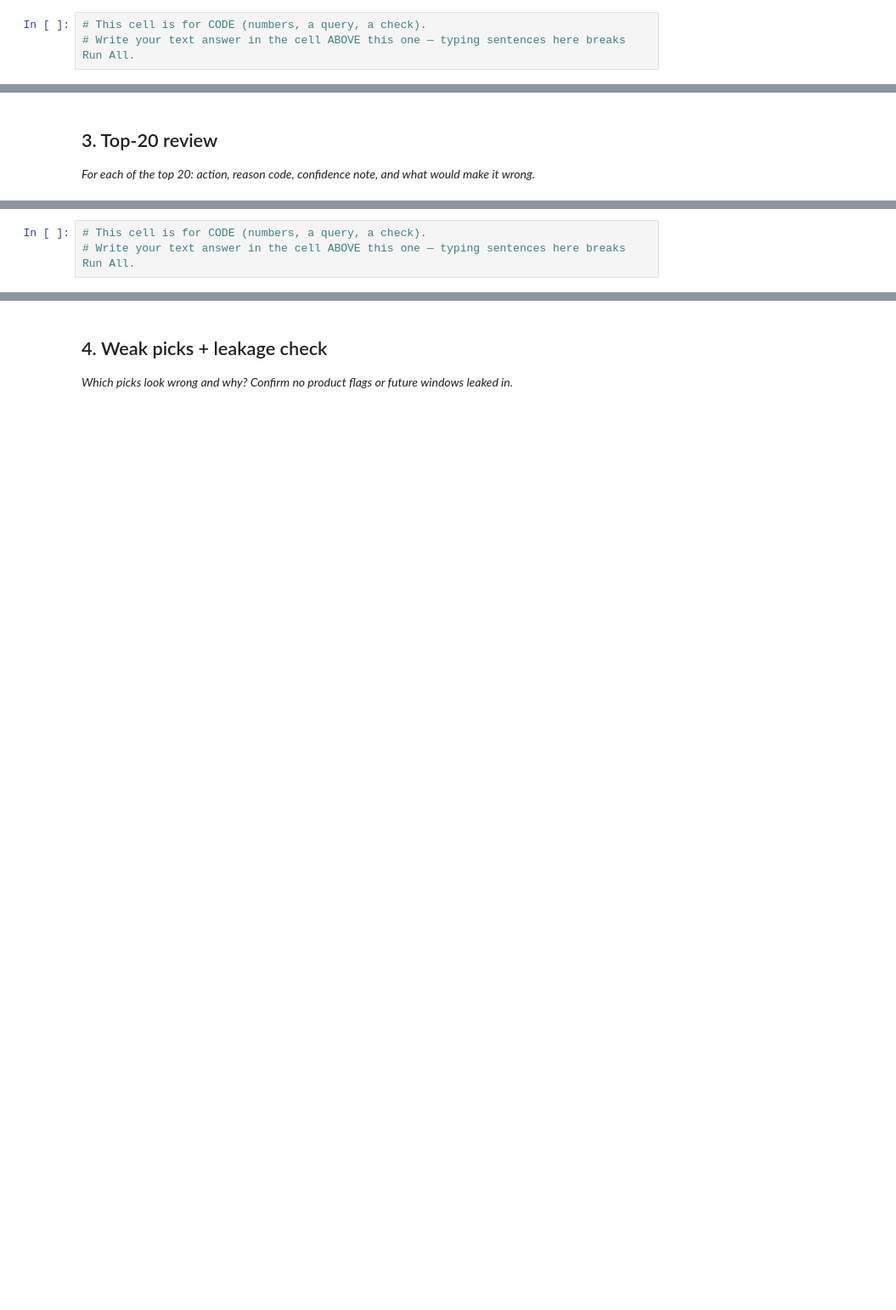
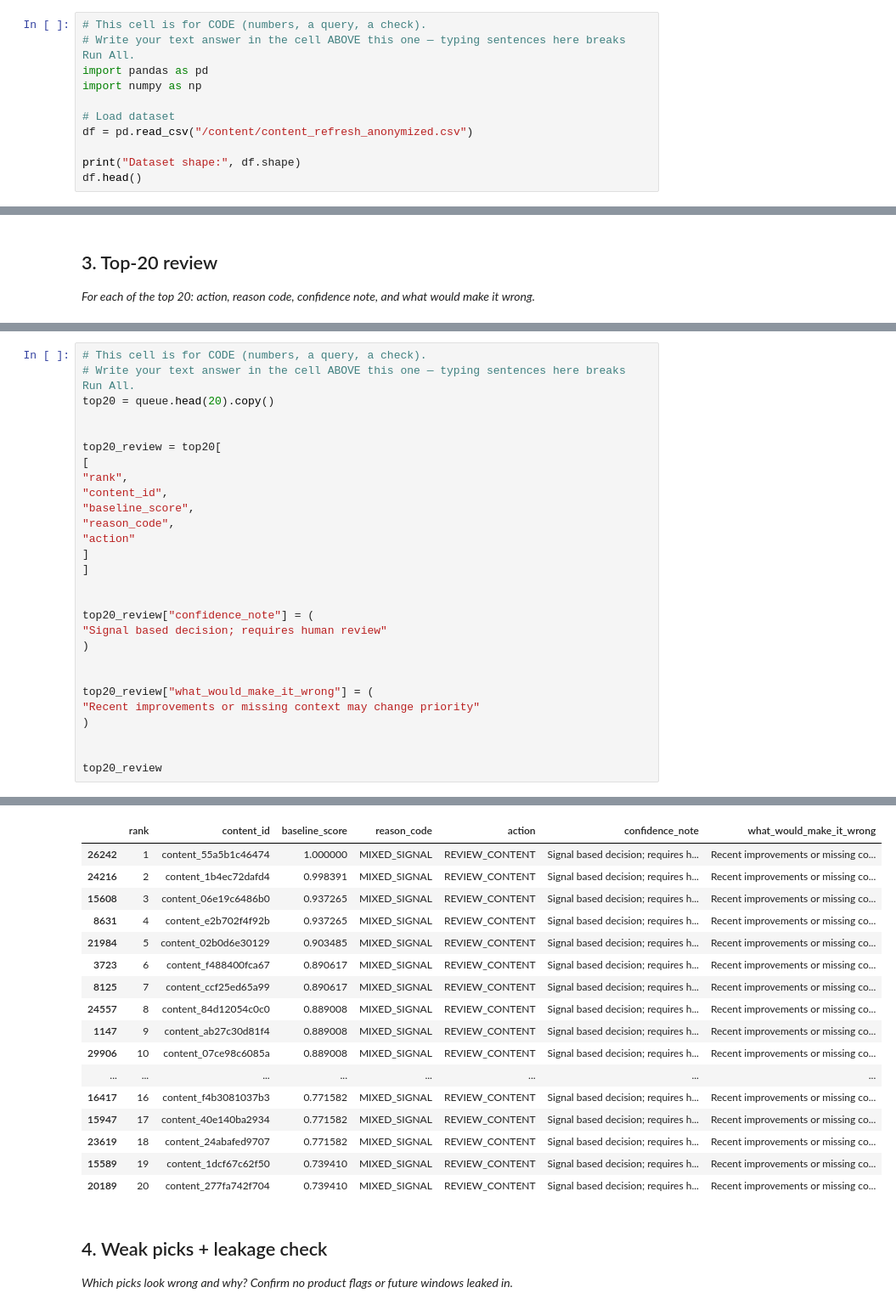
Before and after one commit to noor00-ai/fly_rank_intern, a Jupyter notebook: work/notebooks/w04_baseline_score.ipynb, the cells around one changed output, grey strips where cells are left out. Shown at 85% size. Cells and saved outputs as stored; diff of their text form; blank space fills up the shorter version.

```diff
--- a/work/notebooks/w04_baseline_score.ipynb
+++ b/work/notebooks/w04_baseline_score.ipynb
@@ -13,3 +30,11 @@ This skeleton is yours to fill. Work the sections **in order** — each one has
 # %%
 # This cell is for CODE (numbers, a query, a check).
 # Write your text answer in the cell ABOVE this one — typing sentences here breaks Run All.
+import pandas as pd
+import numpy as np
+
+# Load dataset
+df = pd.read_csv("/content/content_refresh_anonymized.csv")
+
+print("Dataset shape:", df.shape)
+df.head()
@@ -27,3 +298,29 @@ This skeleton is yours to fill. Work the sections **in order** — each one has
 # %%
 # This cell is for CODE (numbers, a query, a check).
 # Write your text answer in the cell ABOVE this one — typing sentences here breaks Run All.
+top20 = queue.head(20).copy()
+
+
+top20_review = top20[
+[
+"rank",
+"content_id",
+"baseline_score",
+"reason_code",
+"action"
+]
+]
+
+
+top20_review["confidence_note"] = (
+"Signal based decision; requires human review"
+)
+
+
+top20_review["what_would_make_it_wrong"] = (
+"Recent improvements or missing context may change priority"
+)
+
+
+top20_review
+# %% [output]
@@ -30,3 +337,20 @@ This skeleton is yours to fill. Work the sections **in order** — each one has
+|  | rank | content_id | baseline_score | reason_code | action | confidence_note | what_would_make_it_wrong |
+| 26242 | 1 | content_55a5b1c46474 | 1.000000 | MIXED_SIGNAL | REVIEW_CONTENT | Signal based decision; requires h... | Recent improvements or missing co... |
+| 24216 | 2 | content_1b4ec72dafd4 | 0.998391 | MIXED_SIGNAL | REVIEW_CONTENT | Signal based decision; requires h... | Recent improvements or missing co... |
+| 15608 | 3 | content_06e19c6486b0 | 0.937265 | MIXED_SIGNAL | REVIEW_CONTENT | Signal based decision; requires h... | Recent improvements or missing co... |
+| 8631 | 4 | content_e2b702f4f92b | 0.937265 | MIXED_SIGNAL | REVIEW_CONTENT | Signal based decision; requires h... | Recent improvements or missing co... |
+| 21984 | 5 | content_02b0d6e30129 | 0.903485 | MIXED_SIGNAL | REVIEW_CONTENT | Signal based decision; requires h... | Recent improvements or missing co... |
+| 3723 | 6 | content_f488400fca67 | 0.890617 | MIXED_SIGNAL | REVIEW_CONTENT | Signal based decision; requires h... | Recent improvements or missing co... |
+| 8125 | 7 | content_ccf25ed65a99 | 0.890617 | MIXED_SIGNAL | REVIEW_CONTENT | Signal based decision; requires h... | Recent improvements or missing co... |
+| 24557 | 8 | content_84d12054c0c0 | 0.889008 | MIXED_SIGNAL | REVIEW_CONTENT | Signal based decision; requires h... | Recent improvements or missing co... |
+| 1147 | 9 | content_ab27c30d81f4 | 0.889008 | MIXED_SIGNAL | REVIEW_CONTENT | Signal based decision; requires h... | Recent improvements or missing co... |
+| 29906 | 10 | content_07ce98c6085a | 0.889008 | MIXED_SIGNAL | REVIEW_CONTENT | Signal based decision; requires h... | Recent improvements or missing co... |
+| ... | ... | ... | ... | ... | ... | ... | ... |
+| 16417 | 16 | content_f4b3081037b3 | 0.771582 | MIXED_SIGNAL | REVIEW_CONTENT | Signal based decision; requires h... | Recent improvements or missing co... |
+| 15947 | 17 | content_40e140ba2934 | 0.771582 | MIXED_SIGNAL | REVIEW_CONTENT | Signal based decision; requires h... | Recent improvements or missing co... |
+| 23619 | 18 | content_24abafed9707 | 0.771582 | MIXED_SIGNAL | REVIEW_CONTENT | Signal based decision; requires h... | Recent improvements or missing co... |
+| 15589 | 19 | content_1dcf67c62f50 | 0.739410 | MIXED_SIGNAL | REVIEW_CONTENT | Signal based decision; requires h... | Recent improvements or missing co... |
+| 20189 | 20 | content_277fa742f704 | 0.739410 | MIXED_SIGNAL | REVIEW_CONTENT | Signal based decision; requires h... | Recent improvements or missing co... |
 # %% [markdown]
 ## 4. Weak picks + leakage check
 
```
Also changed, not shown: parts of 14 cells of this notebook.
